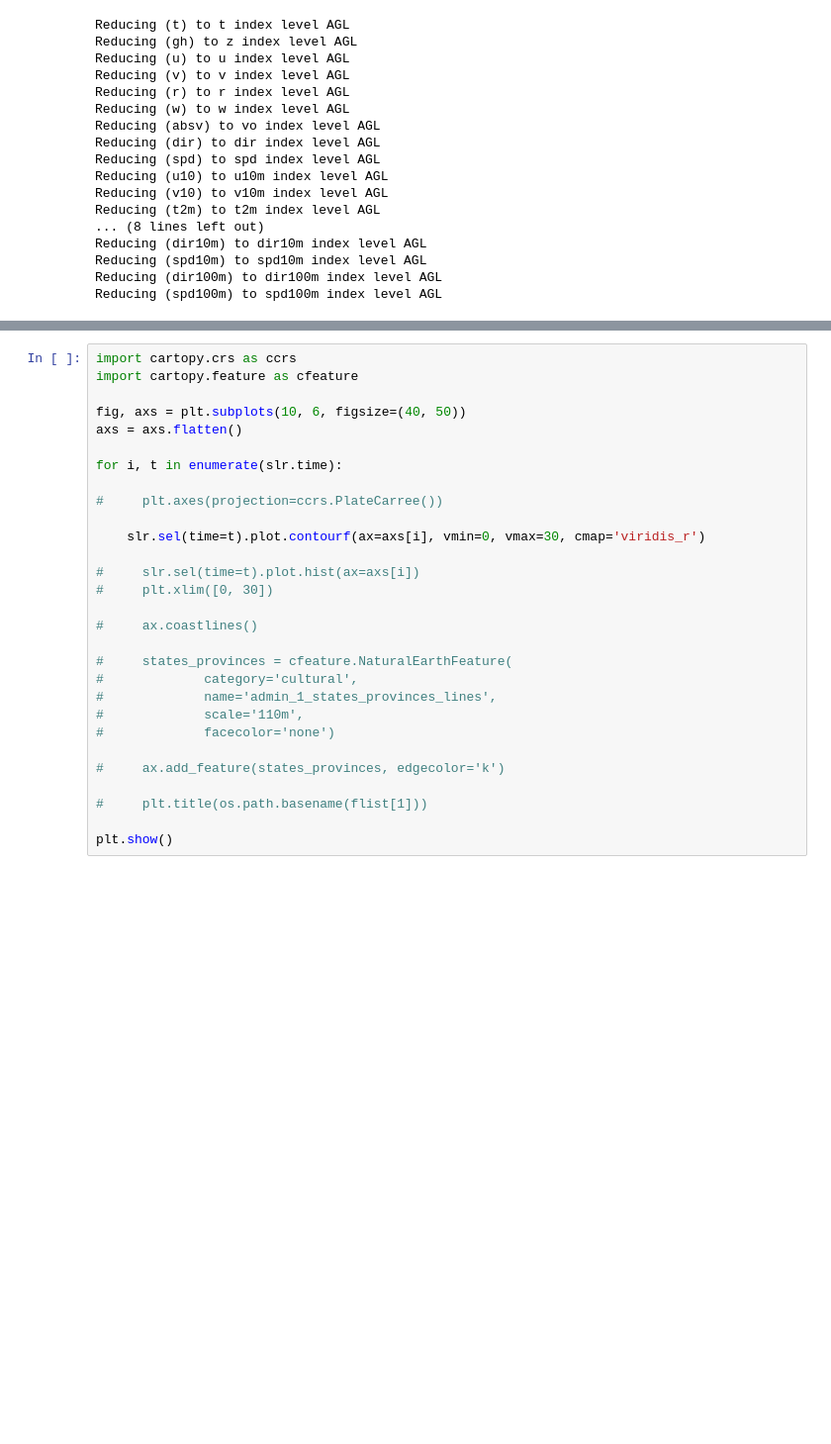
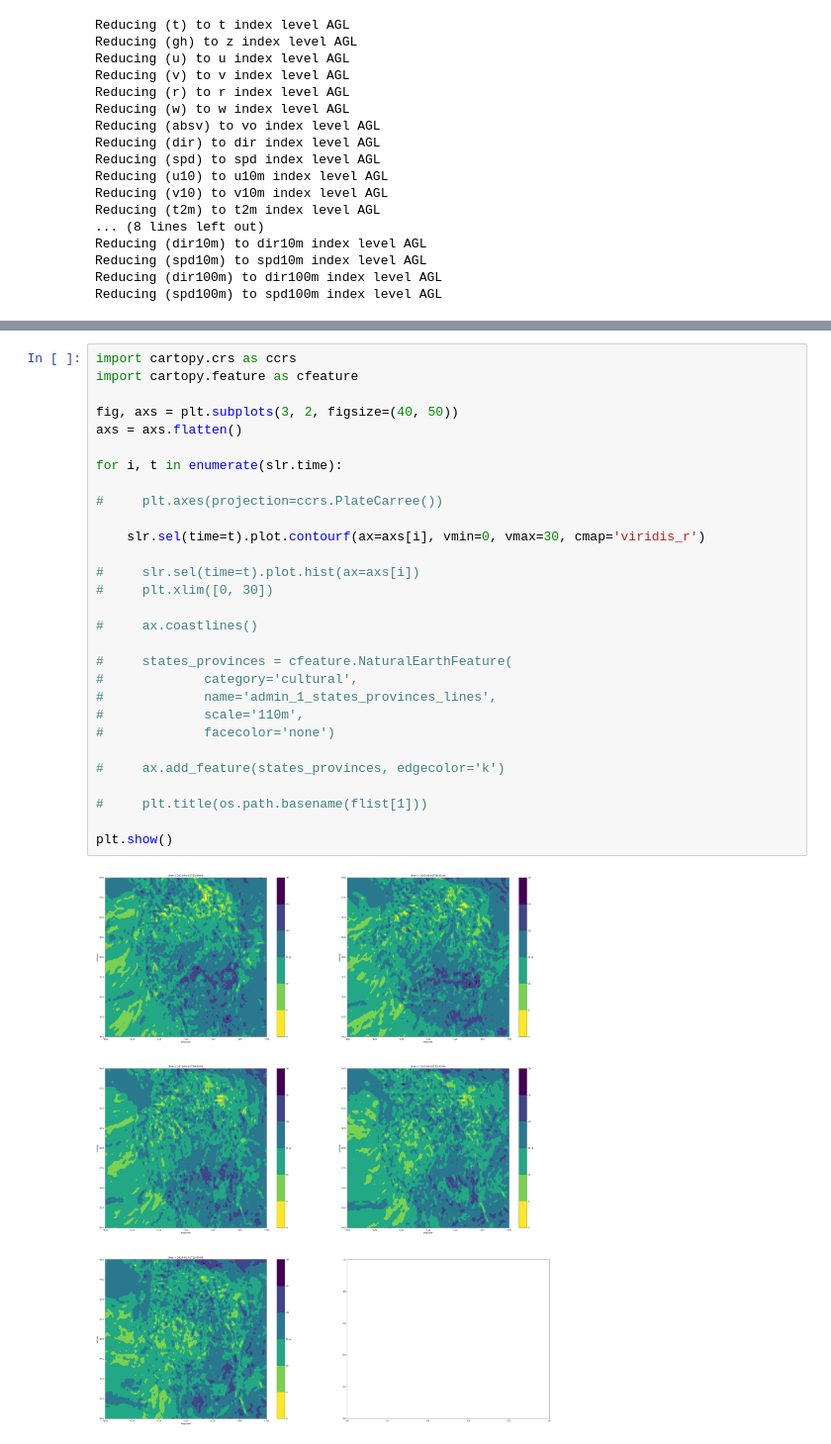
Before and after one commit to m-wessler/snow-liquid-ratio, a Jupyter notebook: verify/apply_SVR_GFS.ipynb, the cells around one changed output, grey strips where cells are left out. Shown at 99% size. Drawn from its saved outputs; the diff is of its cells as text; blank space fills up the shorter version.

```diff
--- a/verify/apply_SVR_GFS.ipynb
+++ b/verify/apply_SVR_GFS.ipynb
@@ -283,29 +286,31 @@ Coordinates:
 # %%
 import cartopy.crs as ccrs
 import cartopy.feature as cfeature
 
-fig, axs = plt.subplots(10, 6, figsize=(40, 50))
+fig, axs = plt.subplots(3, 2, figsize=(40, 50))
 axs = axs.flatten()
 
 for i, t in enumerate(slr.time):
 
 #     plt.axes(projection=ccrs.PlateCarree())
 
     slr.sel(time=t).plot.contourf(ax=axs[i], vmin=0, vmax=30, cmap='viridis_r')
 
 #     slr.sel(time=t).plot.hist(ax=axs[i])
 #     plt.xlim([0, 30])
 
 #     ax.coastlines()
 
 #     states_provinces = cfeature.NaturalEarthFeature(
 #             category='cultural',
 #             name='admin_1_states_provinces_lines',
 #             scale='110m',
 #             facecolor='none')
 
 #     ax.add_feature(states_provinces, edgecolor='k')
 
 #     plt.title(os.path.basename(flist[1]))
 
 plt.show()
+# %% [output]
+[figure, added]
```
Also changed, not shown: parts of 5 cells of this notebook, 5 other files.
